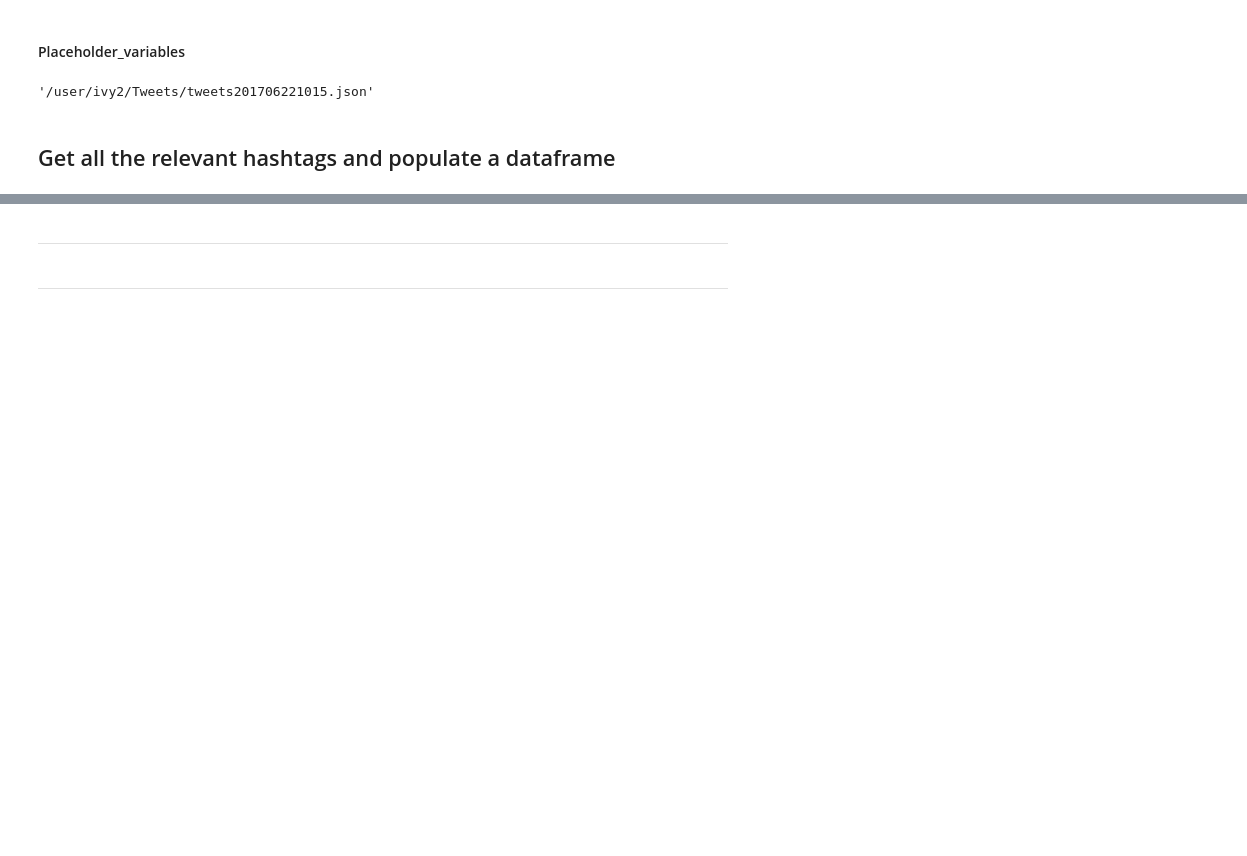
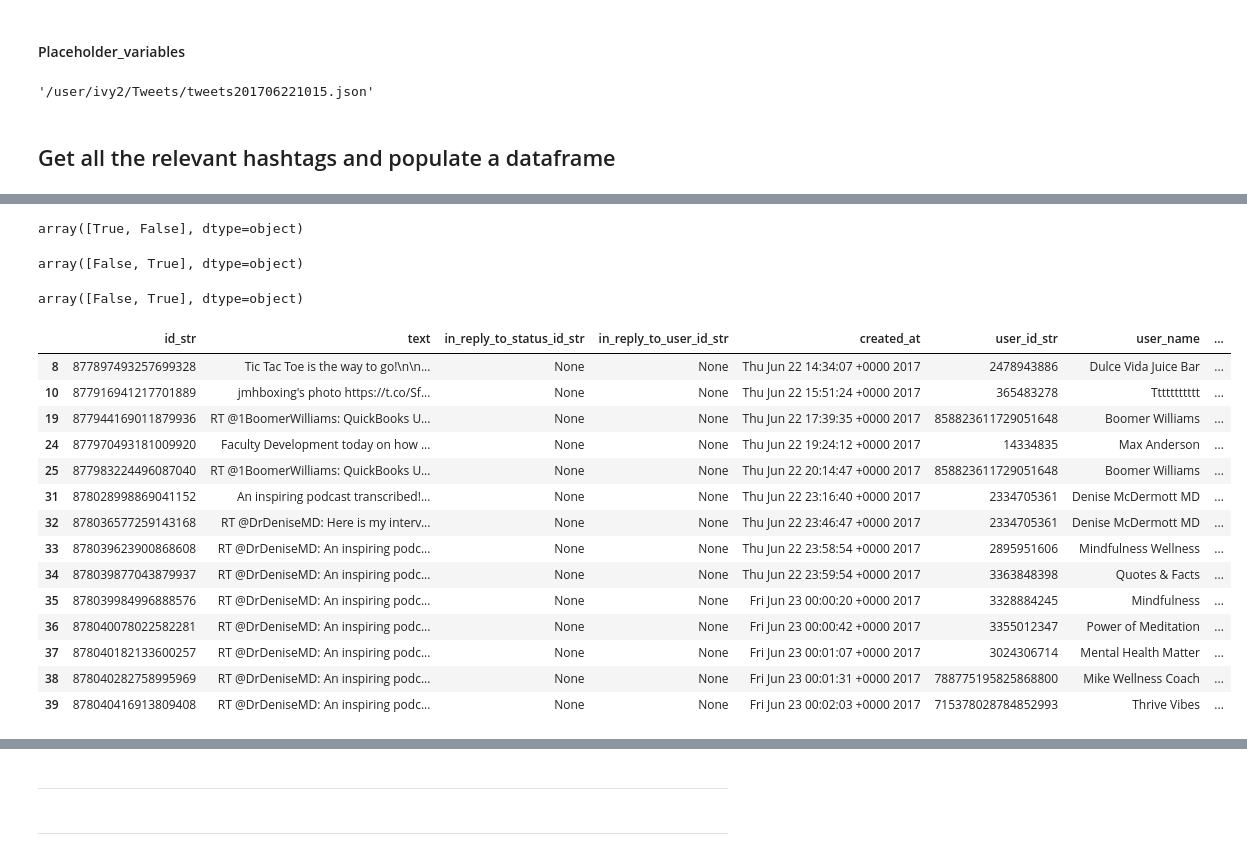
Before and after one commit to DoinGodsWork37/BigDataEngg, a Jupyter notebook: final_project/Final_countdown_tododooodooo.ipynb, the cells around one changed output, grey strips where cells are left out. Drawn from its saved outputs; the diff is of its cells as text; code cells hidden in the pictures; blank space fills up the shorter version.

```diff
--- a/final_project/Final_countdown_tododooodooo.ipynb
+++ b/final_project/Final_countdown_tododooodooo.ipynb
@@ -136,7 +132,7 @@ all_files[0]
 # %%
 tweets_df = None
 
-counter = 10
+counter = 1300
 
 fixed_col_names = [
     "id_str",
@@ -189,23 +185,10 @@ for file in all_files:
     timestamp = file[l + len(s):-5]
     tmp_df["scraped_timestamp"] = timestamp
 
-    # ----------- U Chicago
-
-    def is_uc_tweet(row):
-        for ftag in uc_favored_tags:
-            for tag in row:
-                if ftag.lower() in tag.lower():
-                    return True
-        return False
-
-    tmp_df["uc_tweet"] = tmp_df["hashtags_cleaned"].apply(is_uc_tweet)
-
-    # ----------- U Penn
-
     if tweets_df is None:
         tweets_df = pd.DataFrame(columns=tmp_df.columns)
 
-    tweets_df = tweets_df.append(tmp_df[tmp_df["uc_tweet"] == True], ignore_index=True)
+    tweets_df = tweets_df.append(tmp_df, ignore_index=True)
 
     counter -= 1
     if counter <= 0:
@@ -212,0 +215,23 @@ for file in all_files:
+# %%
+uc_favored_tags = ["uchicago", "uchearing", "universityofchicago", "pritzkerschoolofmedicine",
+                   "uofc", "maroonmade", "chicagobooth"]
+
+def is_uc_tweet(row):
+    for ftag in uc_favored_tags:
+        for tag in row:
+            if ftag.lower() in tag.lower():
+                return True
+    return False
+
+tweets_df["uc_tweet"] = tweets_df["hashtags_cleaned"].apply(is_uc_tweet)
+# %%
+upenn_favored_tags = ["upenn", "penn", "uofpenn", "universityofpennsylvania", "pennlaw"]
+
+def is_upenn_tweet(row):
+    for ftag in upenn_favored_tags:
+        for tag in row:
+            if ftag.lower() in tag.lower():
+                return True
+    return False
+
+tweets_df["upenn_tweet"] = tweets_df["hashtags_cleaned"].apply(is_upenn_tweet)
@@ -213,3 +350,31 @@ for file in all_files:
+# %%
+display(
+    tweets_df["uc_tweet"].unique(),
+    tweets_df["upenn_tweet"].unique(),
+    tweets_df["ucla_tweet"].unique()
+)
+# %% [output]
+array([True, False], dtype=object)
+array([False, True], dtype=object)
+array([False, True], dtype=object)
+# %%
+tweets_df[tweets_df["ucla_tweet"]==True]
+# %% [output]
+|  | id_str | text | in_reply_to_status_id_str | in_reply_to_user_id_str | created_at | user_id_str | user_name | ... |
+| 8 | 877897493257699328 | Tic Tac Toe is the way to go!\n\n... | None | None | Thu Jun 22 14:34:07 +0000 2017 | 2478943886 | Dulce Vida Juice Bar | ... |
+| 10 | 877916941217701889 | jmhboxing's photo https://t.co/Sf... | None | None | Thu Jun 22 15:51:24 +0000 2017 | 365483278 | Ttttttttttt | ... |
+| 19 | 877944169011879936 | RT @1BoomerWilliams: QuickBooks U... | None | None | Thu Jun 22 17:39:35 +0000 2017 | 858823611729051648 | Boomer Williams | ... |
+| 24 | 877970493181009920 | Faculty Development today on how ... | None | None | Thu Jun 22 19:24:12 +0000 2017 | 14334835 | Max Anderson | ... |
+| 25 | 877983224496087040 | RT @1BoomerWilliams: QuickBooks U... | None | None | Thu Jun 22 20:14:47 +0000 2017 | 858823611729051648 | Boomer Williams | ... |
+| 31 | 878028998869041152 | An inspiring podcast transcribed!... | None | None | Thu Jun 22 23:16:40 +0000 2017 | 2334705361 | Denise McDermott MD | ... |
+| 32 | 878036577259143168 | RT @DrDeniseMD: Here is my interv... | None | None | Thu Jun 22 23:46:47 +0000 2017 | 2334705361 | Denise McDermott MD | ... |
+| 33 | 878039623900868608 | RT @DrDeniseMD: An inspiring podc... | None | None | Thu Jun 22 23:58:54 +0000 2017 | 2895951606 | Mindfulness Wellness | ... |
+| 34 | 878039877043879937 | RT @DrDeniseMD: An inspiring podc... | None | None | Thu Jun 22 23:59:54 +0000 2017 | 3363848398 | Quotes & Facts | ... |
+| 35 | 878039984996888576 | RT @DrDeniseMD: An inspiring podc... | None | None | Fri Jun 23 00:00:20 +0000 2017 | 3328884245 | Mindfulness | ... |
+| 36 | 878040078022582281 | RT @DrDeniseMD: An inspiring podc... | None | None | Fri Jun 23 00:00:42 +0000 2017 | 3355012347 | Power of Meditation | ... |
+| 37 | 878040182133600257 | RT @DrDeniseMD: An inspiring podc... | None | None | Fri Jun 23 00:01:07 +0000 2017 | 3024306714 | Mental Health Matter | ... |
+| 38 | 878040282758995969 | RT @DrDeniseMD: An inspiring podc... | None | None | Fri Jun 23 00:01:31 +0000 2017 | 788775195825868800 | Mike Wellness Coach | ... |
+| 39 | 878040416913809408 | RT @DrDeniseMD: An inspiring podc... | None | None | Fri Jun 23 00:02:03 +0000 2017 | 715378028784852993 | Thrive Vibes | ... |
 # %%
 display(
     tweets_df.shape,
```
Also changed, not shown: parts of 18 cells of this notebook, 1 other file.
